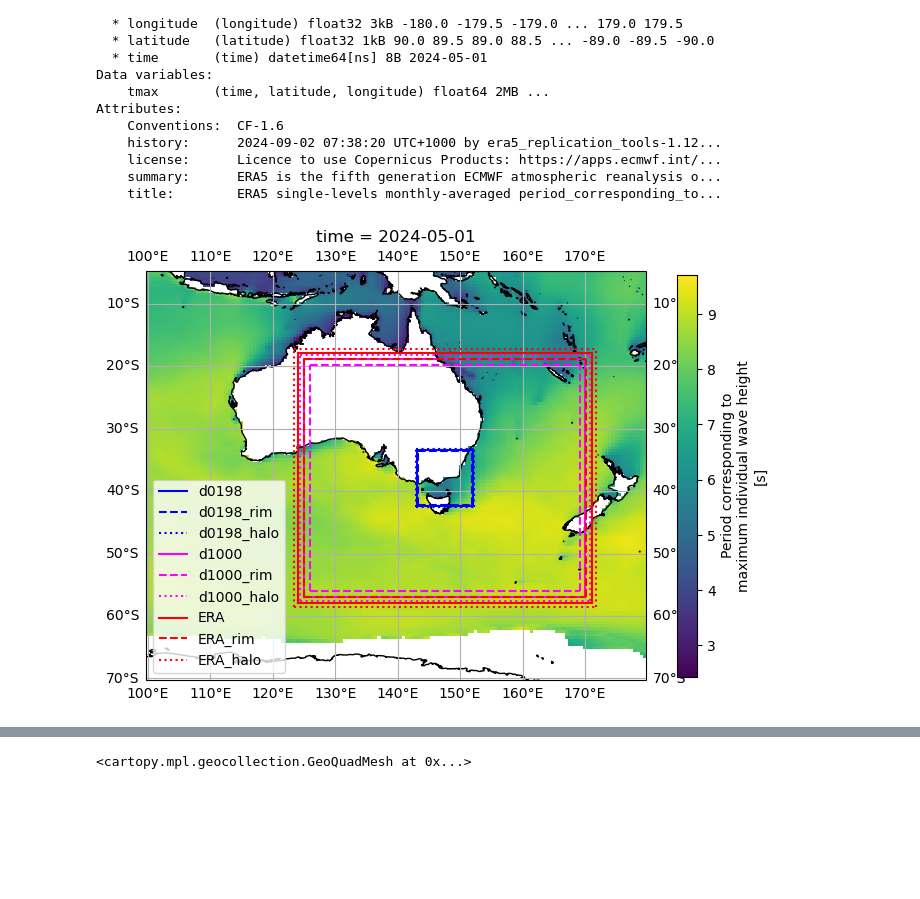
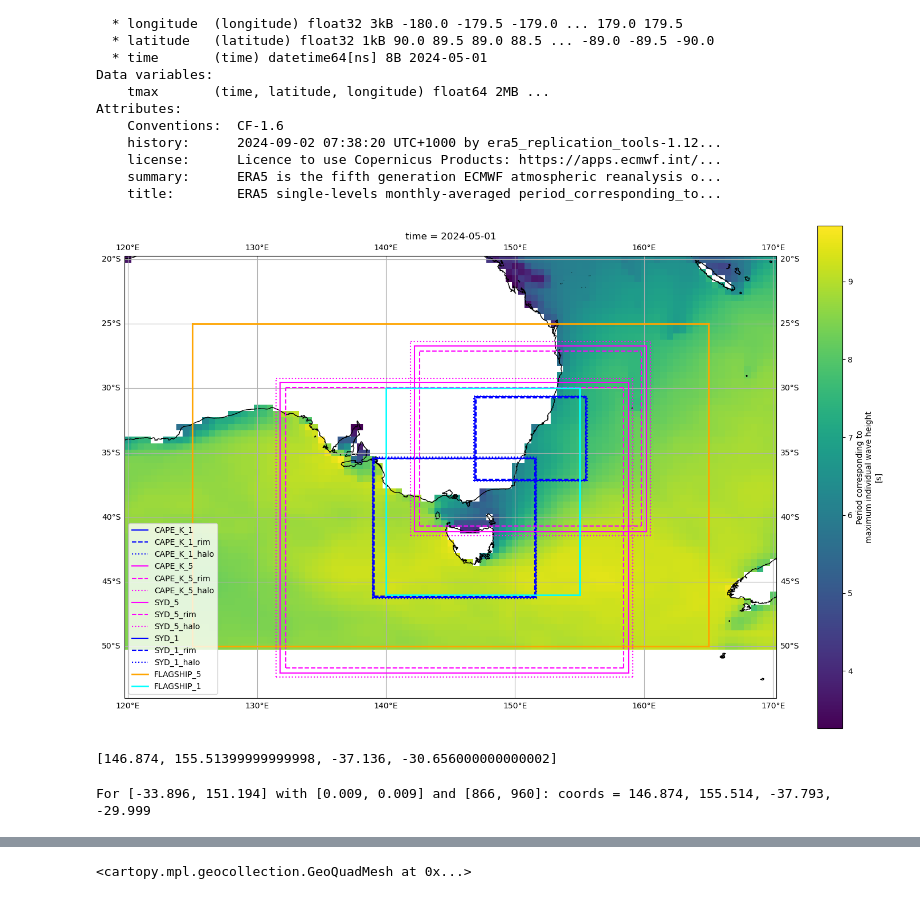
Before and after one commit to 21centuryweather/UM_configuration_tools, a Jupyter notebook: UM_plot_domain.ipynb, the cells around one changed output, grey strips where cells are left out. Saved outputs shown, nothing was run; the diff lists cells and outputs as text; code cells hidden in the pictures; blank space fills up the shorter version.

Commit message:
UPDATES : Added extra logic to UM_plot_domain to help size the first           Flagship run.
	  Moved vegetation logic form this notebook into
	  Debug_canopy_height

```diff
--- a/UM_plot_domain.ipynb
+++ b/UM_plot_domain.ipynb
@@ -74,19 +86,57 @@ d1000_SIZE=[380,450]
 
 d0198_RES=[0.0198,0.0198]
 d0198_SIZE=[450,450]
+# %%
+#CAPE-k domain
+
+CENTRE=[-40.8,145.3]
+ERA_RES=[0.1,0.1]
+ERA_SIZE=[340,420]
+
+CAPE_K_11p1_RES=ERA_RES
+CAPE_K_11p1_SIZE=[320,400]
+
+CAPE_K_5_RES=[0.045,0.045]
+CAPE_K_5_SIZE=[500,600]
+
+CAPE_K_1_RES=[0.009,0.009]
+CAPE_K_1_SIZE=[1200,1400]
+
+# Sydney 1-km domain
+
+SYDNEY_CENTRE=[-33.896,151.194]
+
+SYDNEY_1_RES=[0.009,0.009]
+SYDNEY_1_SIZE=[720,960]
+
+SYDNEY_5_RES=[0.045,0.045]
+SYDNEY_5_SIZE=[320,400]
 # %%
-plt.figure(figsize=(7,7))
+plt.figure(figsize=(15,15))
 ax = plt.axes(projection=ccrs.PlateCarree())
-ERA5_wave.tmax.sel(longitude=slice(100,200),latitude=slice(-5,-70)).plot(
+ERA5_wave.tmax.sel(longitude=slice(120,170),latitude=slice(-20,-50)).plot(
     ax=ax,
     cbar_kwargs={"orientation": "vertical", "shrink": 0.6, "aspect": 20})
 ax.gridlines(draw_labels=True)
 
-plot_region(ax, 'd0198', centre=CENTRE, res=d0198_RES, size=d0198_SIZE, color='b')
-plot_region(ax, 'd1000', centre=CENTRE, res=d1000_RES, size=d1000_SIZE, color='magenta')
-plot_region(ax, 'ERA', centre=CENTRE, res=ERA_RES, size=ERA_SIZE, color='r')
+cape_k_1_coords = plot_region(ax, 'CAPE_K_1', centre=CENTRE, res=CAPE_K_1_RES, size=CAPE_K_1_SIZE, color='b')
+cape_k_5_coords = plot_region(ax, 'CAPE_K_5', centre=CENTRE, res=CAPE_K_5_RES, size=CAPE_K_5_SIZE, color='magenta')
+syd_5_coords = plot_region(ax, 'SYD_5', centre=SYDNEY_CENTRE, res=SYDNEY_5_RES, size=SYDNEY_5_SIZE, color='magenta')
+syd_1_coords = plot_region(ax, 'SYD_1', centre=SYDNEY_CENTRE, res=SYDNEY_1_RES, size=SYDNEY_1_SIZE, color='b')
+
+draw_box_corners(ax, 'FLAGSHIP_5', corners=[125,165,-25,-50], color='orange',linewidth=2)
+draw_box_corners(ax, 'FLAGSHIP_1', corners=[140,155,-30,-46], color='aqua',linewidth=2)
+
 ax.coastlines('10m')
 ax.legend(loc='lower left');
+#ax.set_ylim([-38,-33])
+#ax.set_ylim([145,150])
 plt.tight_layout()
 # %% [output]
-[figure, old version]
+[figure, new version]
+# %%
+# We now return the co-ords of each region as an object when we plot, so we can determine their lat/lon bounds
+
+print (f'{syd_1_coords}')
+# %% [output]
+[146.874, 155.51399999999998, -37.136, -30.656000000000002]
@@ -93,3 +156,10 @@ plt.tight_layout()
+# %%
+# We can use this to adjust the size of the Sydney 1 km domain so that it extends to -30 S.
+
+SYDNEY_1_SIZE_B=[866,960]
+print_corners(SYDNEY_CENTRE, SYDNEY_1_RES, SYDNEY_1_SIZE_B)
+# %% [output]
+For [-33.896, 151.194] with [0.009, 0.009] and [866, 960]: coords = 146.874, 155.514, -37.793, -29.999
 # %%
 plt.figure(figsize=(7,7))
 ax = plt.axes(projection=ccrs.PlateCarree())
```
Also changed, not shown: parts of 11 cells of this notebook, 1 other file.
